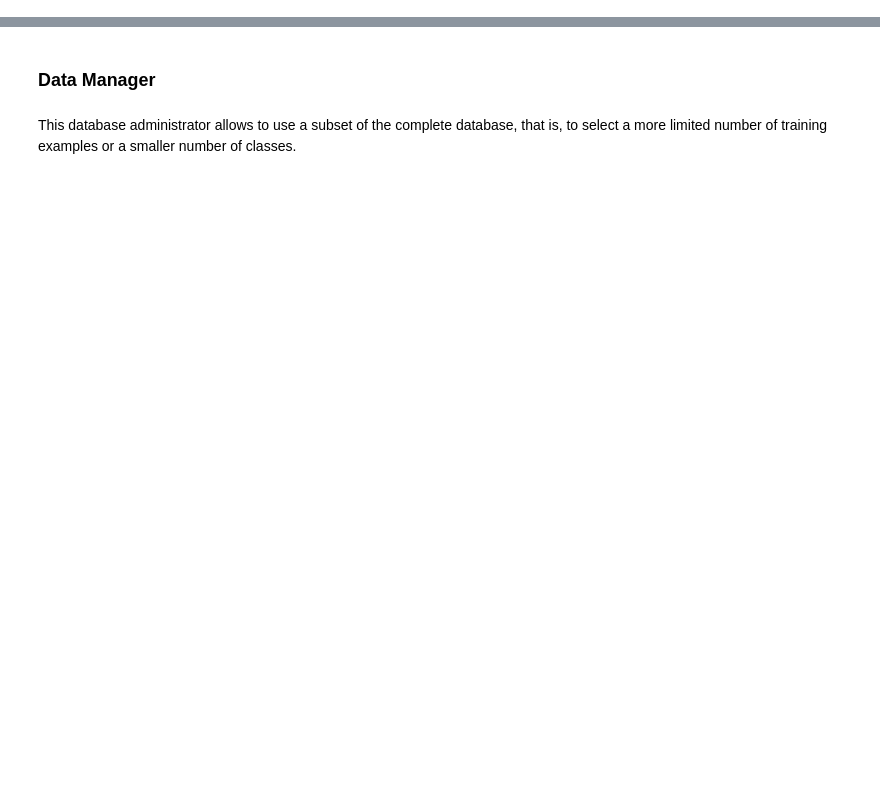
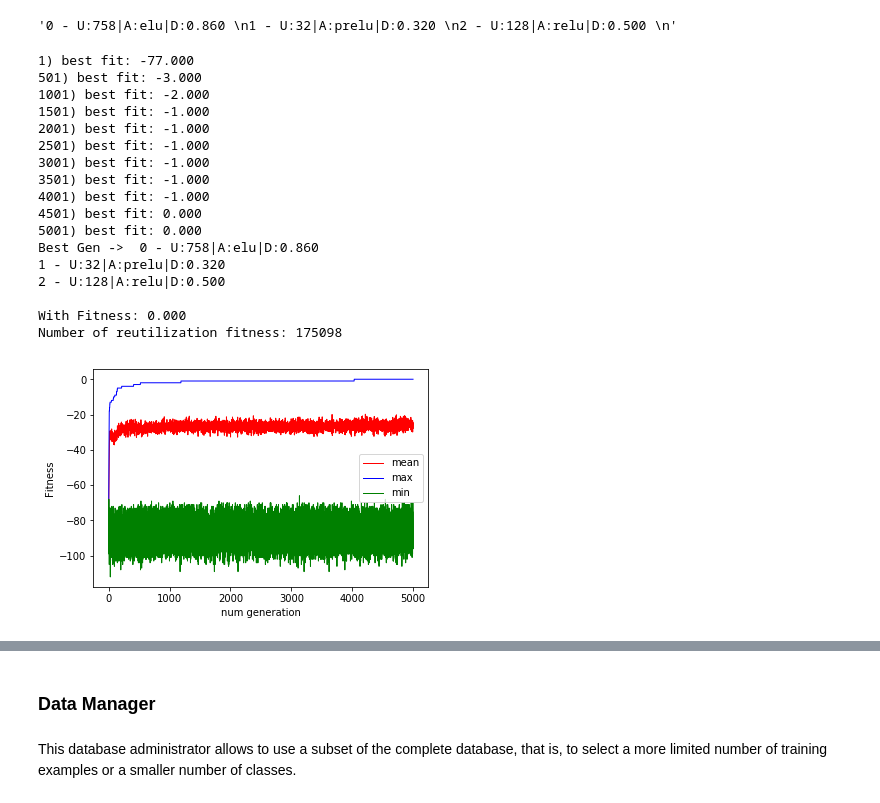
Before and after one commit to DanielMontecino/NeuroEvolution, a Jupyter notebook: GA_MNIST_mlp.ipynb, the cells around one changed output, grey strips where cells are left out. Saved outputs shown, nothing was run; the diff lists cells and outputs as text; code cells hidden in the pictures; blank space fills up the shorter version.

```diff
--- a/GA_MNIST_mlp.ipynb
+++ b/GA_MNIST_mlp.ipynb
@@ -279,7 +411,30 @@ l = Layer(758, 'elu', 0.86)
 l2 = Layer(32, 'prelu', 0.32)
 l3 = Layer(128, 'relu', 0.5)
 c = Cromosome([l,l2, l3])
+# %%
+c.__repr__()
+# %% [output]
+'0 - U:758|A:elu|D:0.860 \n1 - U:32|A:prelu|D:0.320 \n2 - U:128|A:relu|D:0.500 \n'
 # %%
-ga = GeneticAlgorithm(Fitness_str(c), generations=1200, num_population=7, num_parents=0.2)
+ga = GeneticAlgorithm(Fitness_str(c), generations=5000, num_population=100, num_parents=0.3)
 
-win, fit = ga.evolve()
+win, fit, rank_l = ga.evolve()
+# %% [output]
+1) best fit: -77.000
+501) best fit: -3.000
+1001) best fit: -2.000
+1501) best fit: -1.000
+2001) best fit: -1.000
+2501) best fit: -1.000
+3001) best fit: -1.000
+3501) best fit: -1.000
+4001) best fit: -1.000
+4501) best fit: 0.000
+5001) best fit: 0.000
+Best Gen ->  0 - U:758|A:elu|D:0.860
+1 - U:32|A:prelu|D:0.320
+2 - U:128|A:relu|D:0.500
+
+With Fitness: 0.000
+Number of reutilization fitness: 175098
+[figure, added]
```
Also changed, not shown: parts of 28 cells of this notebook, 8 other files.
